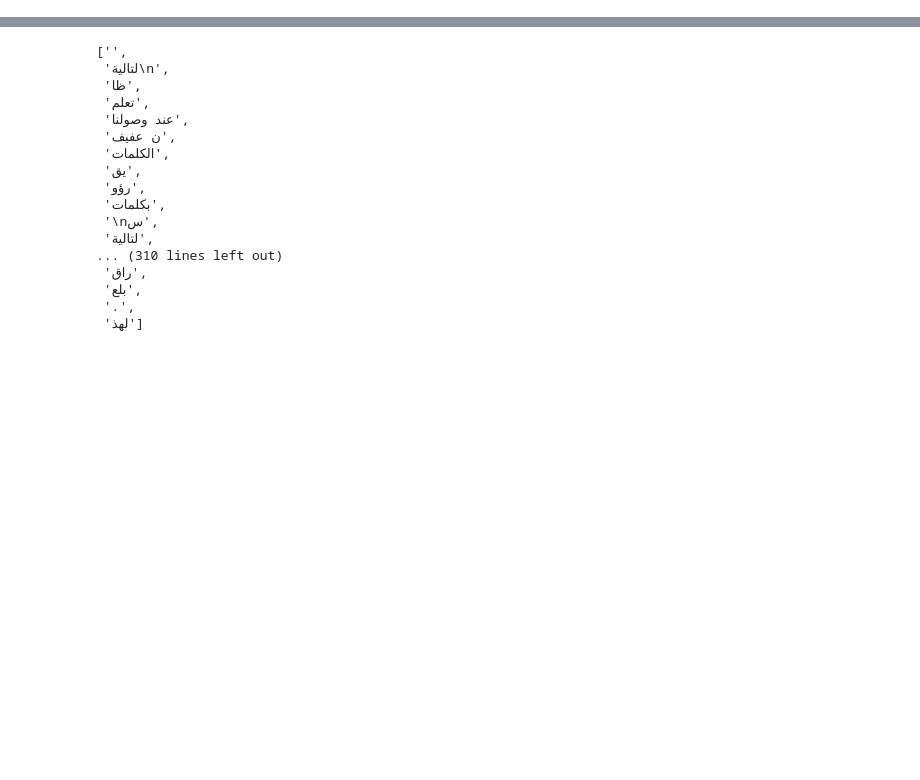
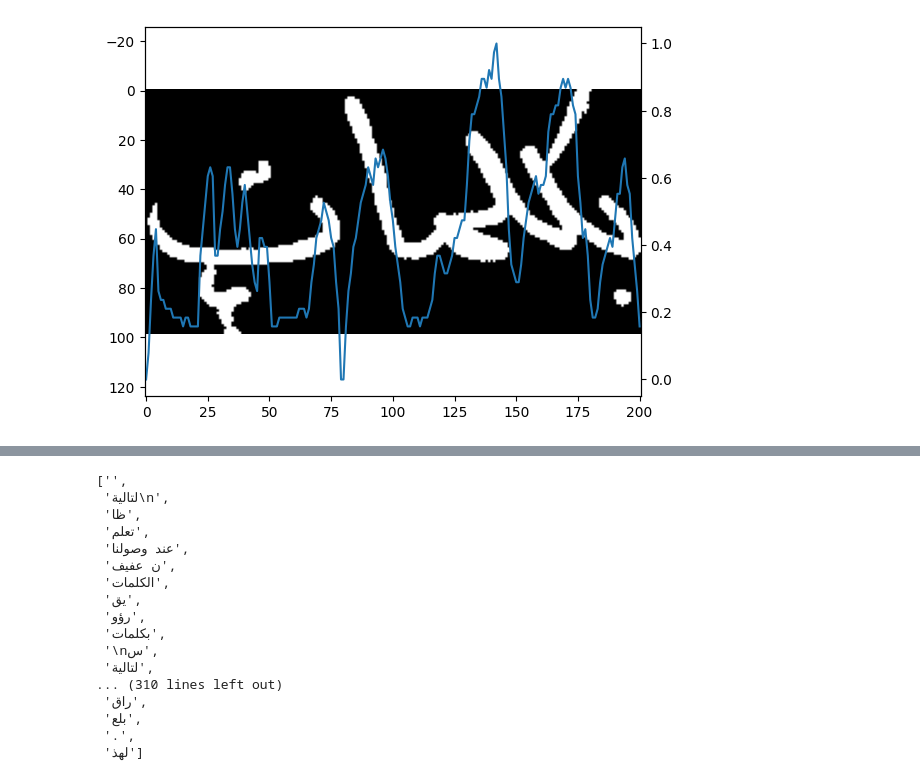
Before and after one commit to idrissmortadi/arabic-ocr, a Jupyter notebook: inspect_labels.ipynb, the cells around one changed output, grey strips where cells are left out. Saved outputs shown, nothing was run; the diff lists cells and outputs as text; code cells hidden in the pictures; blank space fills up the shorter version.

```diff
--- a/inspect_labels.ipynb
+++ b/inspect_labels.ipynb
@@ -21,0 +22,15 @@ for i in range(10):
+# %%
+image_name = random.choice(os.listdir(IMAGES_PATH))
+image = Image.open(os.path.join(IMAGES_PATH, image_name))
+
+v_count = np.array(image).sum(axis=0)
+v_count = v_count/v_count.max()
+
+fig, ax1 = plt.subplots()
+ax2 = ax1.twinx()
+
+ax1.imshow(image,cmap="gray")
+ax2.plot(v_count)
+plt.show()
+# %% [output]
+[figure, added]
```
Also changed, not shown: parts of 3 cells of this notebook.
